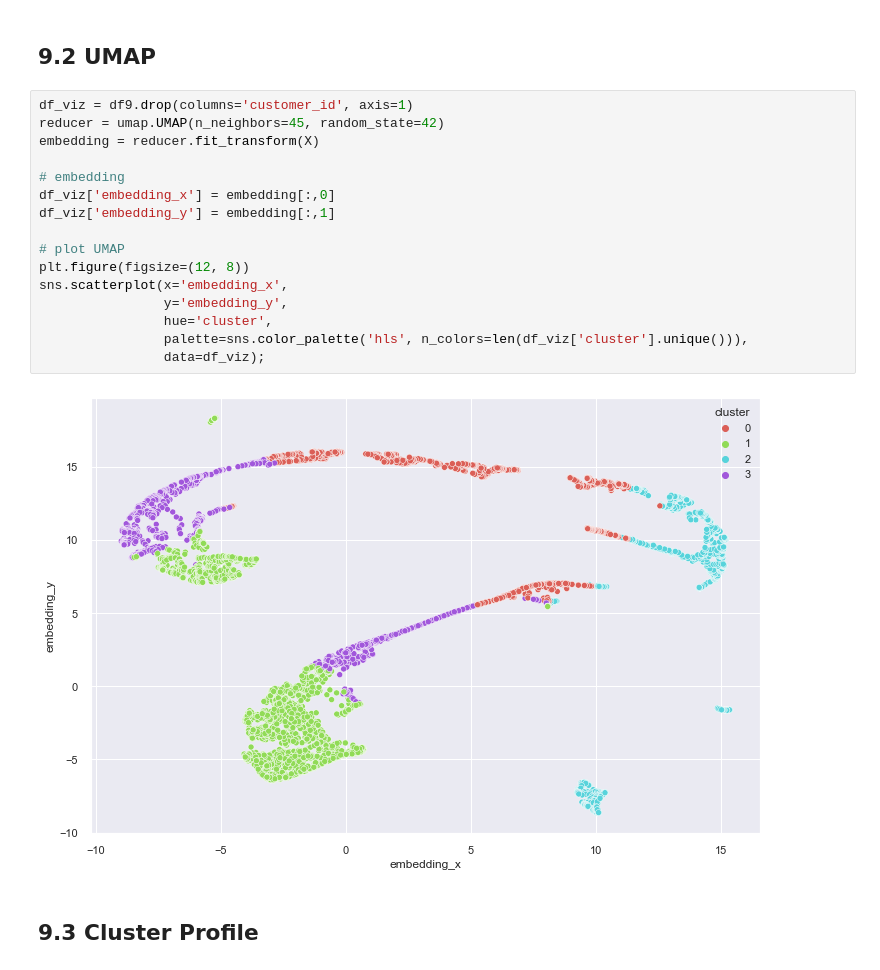
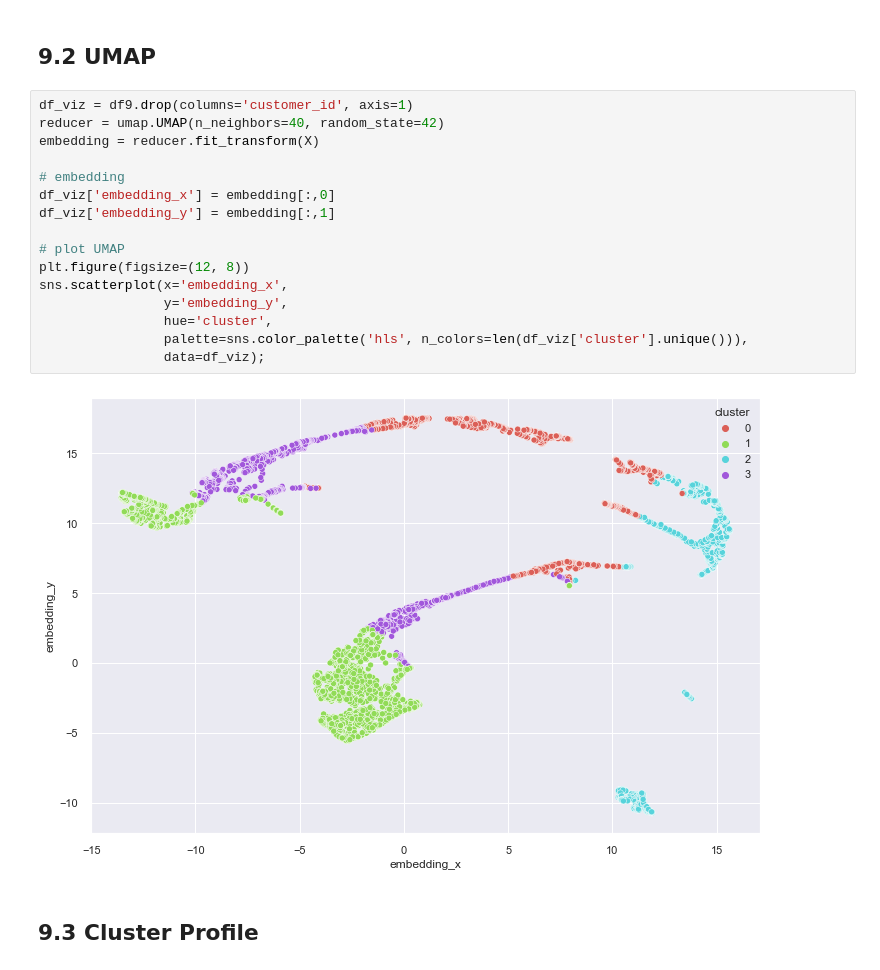
Before and after one commit to anaclaudialemos/customers_clustering_for_loyalty_program, a Jupyter notebook: notebooks/c02_features_engineering.ipynb, the cells around one changed output. Cells and saved outputs as stored; diff of their text form.

```diff
--- a/notebooks/c02_features_engineering.ipynb
+++ b/notebooks/c02_features_engineering.ipynb
@@ -676,22 +676,22 @@ df9.head()
 ## 9.2 UMAP
 # %%
 df_viz = df9.drop(columns='customer_id', axis=1)
-reducer = umap.UMAP(n_neighbors=45, random_state=42)
+reducer = umap.UMAP(n_neighbors=40, random_state=42)
 embedding = reducer.fit_transform(X)
 
 # embedding
 df_viz['embedding_x'] = embedding[:,0]
 df_viz['embedding_y'] = embedding[:,1]
 
 # plot UMAP
 plt.figure(figsize=(12, 8))
 sns.scatterplot(x='embedding_x',
                 y='embedding_y',
                 hue='cluster',
                 palette=sns.color_palette('hls', n_colors=len(df_viz['cluster'].unique())),
                 data=df_viz);
 # %% [output]
-[figure, old version]
+[figure, new version]
 # %% [markdown]
 ## 9.3 Cluster Profile
 # %%
```
Also changed, not shown: parts of 4 cells of this notebook.
